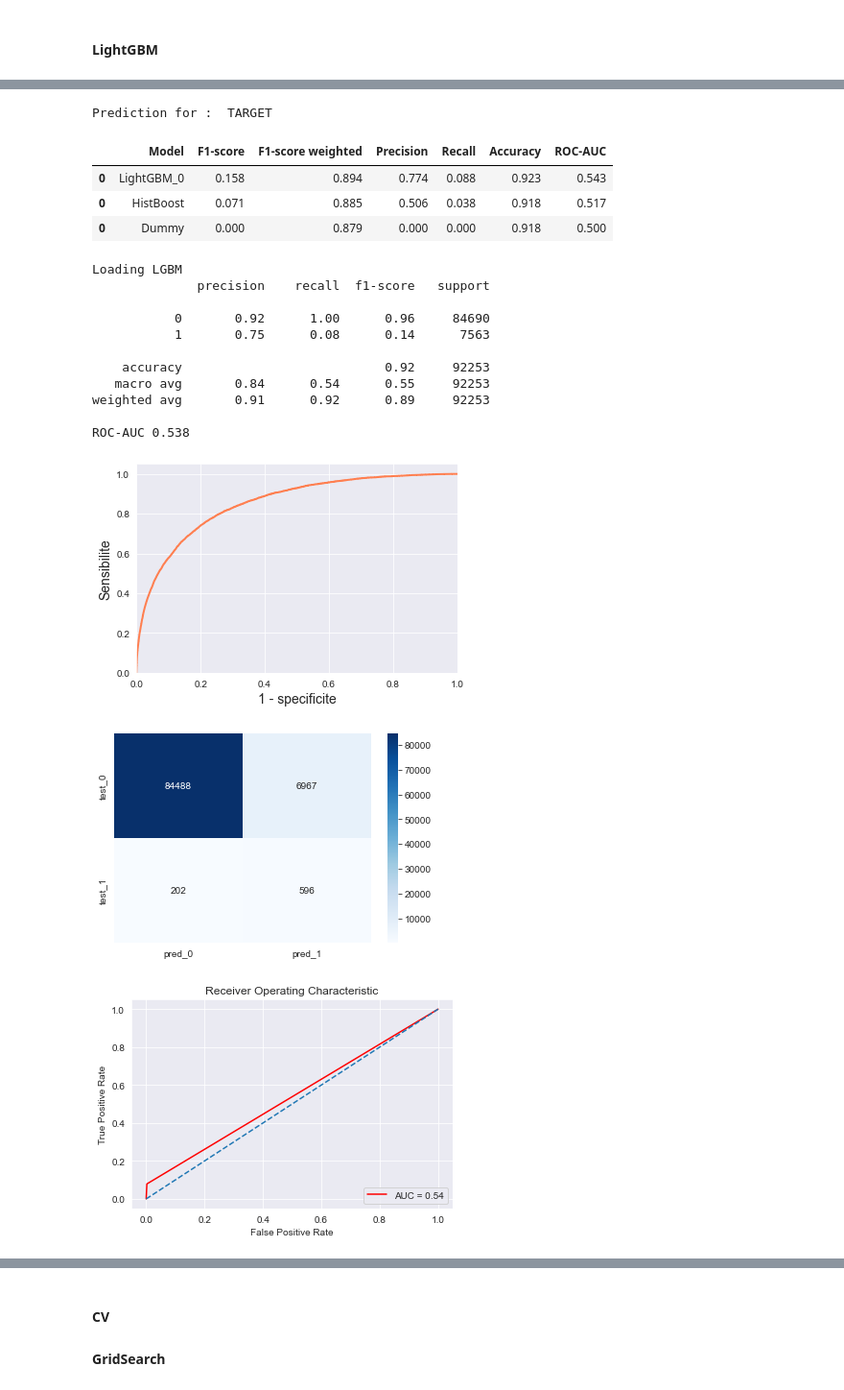
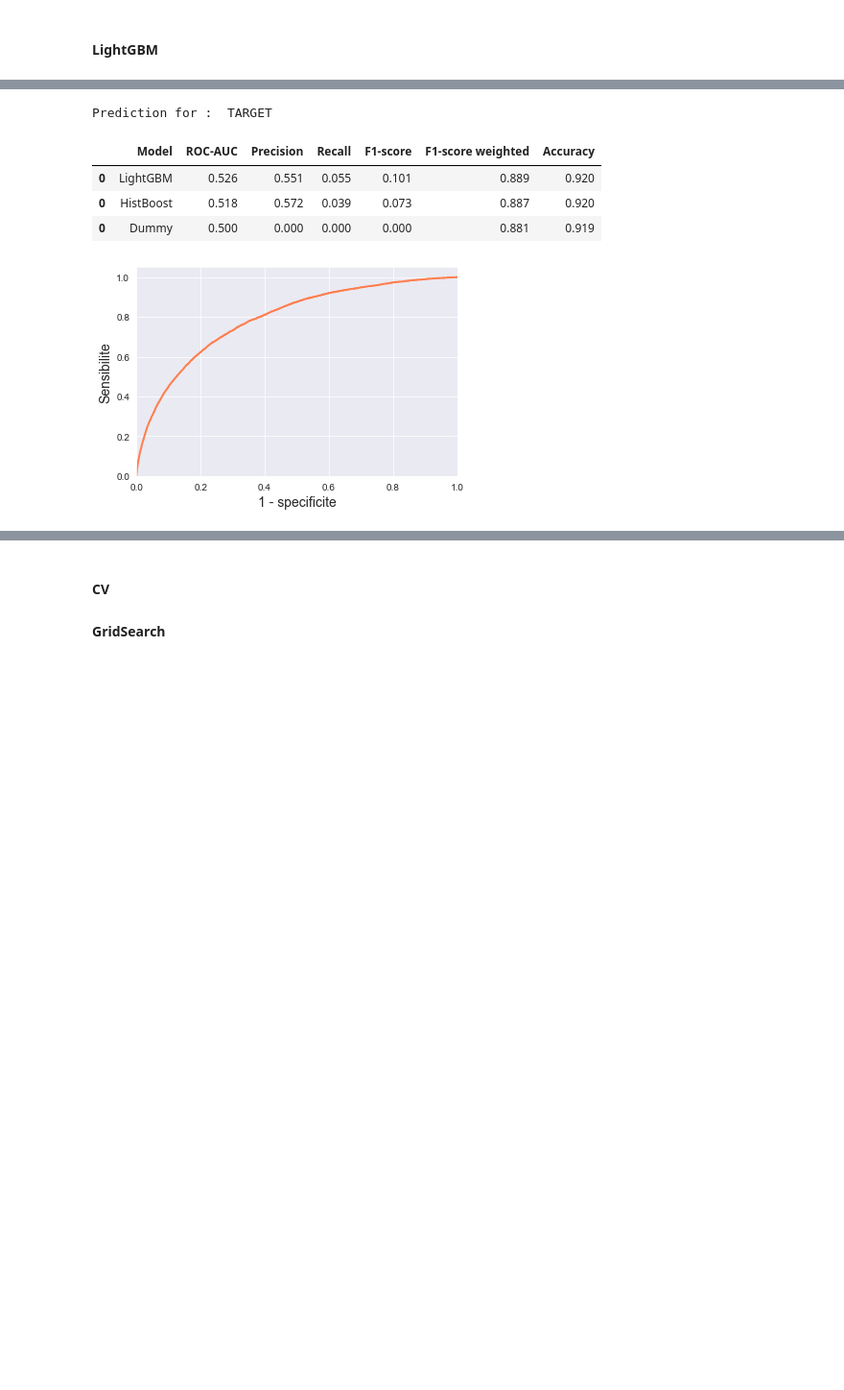
Before and after one commit to oumeima-elgharbi/P7_Data_Science_OpenClassrooms, a Jupyter notebook: P7_03_prediction.ipynb, the cells around one changed output, grey strips where cells are left out. Shown: that part at 96% size. Drawn from its saved outputs; the diff is of its cells as text; code cells hidden in the pictures; blank space fills up the shorter version.

```diff
--- a/P7_03_prediction.ipynb
+++ b/P7_03_prediction.ipynb
@@ -68,4 +72,10 @@ The shape of the test matrix : (92253, 795) and this is the shape of the target
 from sklearn.dummy import DummyClassifier
 dummy_clf = DummyClassifier(strategy="most_frequent")
 dummy_clf.fit(X_train, y_train)
-y_pred = dummy_clf.predict(X_test)
+
+# save the model to disk
+print("Saving model with joblib")
+filename_joblib = 'models/Dummy.joblib'
+joblib.dump(dummy_clf, filename_joblib)
+
+y_pred = dummy_clf.predict(X_val)
@@ -86,6 +98,6 @@ ROC-AUC 0.5
 [figure]
 [figure]
 # %%
-results = evaluate_models("Dummy", results, y_test, y_pred)
+results = evaluate_models("Dummy", results, y_val, y_pred)
 # %% [output]
 Prediction for :  TARGET
@@ -102,3 +120,3 @@ HistGradientBoostingClassifier()
 # %%
-y_pred = estimator.predict(X_test)
+y_pred = estimator.predict(X_val)
 # %%
@@ -125,6 +143,6 @@ ROC-AUC 0.517
 [figure]
 [figure]
 # %%
-results = evaluate_models("HistBoost", results, y_test, y_pred)
+results = evaluate_models("HistBoost", results, y_val, y_pred)
 # %% [output]
 Prediction for :  TARGET
@@ -152,13 +220,12 @@ clf = make_pipeline(StandardScaler(), SVC(gamma='auto'))
 # %%
-for i in range(10):
-    # load model
-    print("Loading LGBM")
-    clf = joblib.load('models/LGBM/LGBMClassifier_fold_{}.joblib'.format(i))
+# load model
+print("Loading LGBM")
+clf = joblib.load('models/LGBMClassifier.joblib')
 
-    y_pred = clf.predict(X_test)
-    y_pred_proba = clf.predict_proba(X_test)[:, 1] # we take the prediction for the class 1
-    evaluate_classification(y_test, y_pred, y_pred_proba=y_pred_proba)
-    results = evaluate_models("LightGBM_{}".format(i), results, y_test, y_pred)
+y_pred = clf.predict(X_val)
+y_pred_proba = clf.predict_proba(X_val)[:, 1] # we take the prediction for the class 1
+evaluate_classification(y_val, y_pred, y_pred_proba=y_pred_proba)
+results = evaluate_models("LightGBM", results, y_val, y_pred)
 # %% [output]
 Loading LGBM
               precision    recall  f1-score   support
@@ -176,19 +243,6 @@ ROC-AUC 0.543
 Prediction for :  TARGET
-|  | Model | F1-score | F1-score weighted | Precision | Recall | Accuracy | ROC-AUC |
-| 0 | LightGBM_0 | 0.158 | 0.894 | 0.774 | 0.088 | 0.923 | 0.543 |
-| 0 | HistBoost | 0.071 | 0.885 | 0.506 | 0.038 | 0.918 | 0.517 |
-| 0 | Dummy | 0.000 | 0.879 | 0.000 | 0.000 | 0.918 | 0.500 |
+|  | Model | ROC-AUC | Precision | Recall | F1-score | F1-score weighted | Accuracy |
+| 0 | LightGBM | 0.526 | 0.551 | 0.055 | 0.101 | 0.889 | 0.920 |
+| 0 | HistBoost | 0.518 | 0.572 | 0.039 | 0.073 | 0.887 | 0.920 |
+| 0 | Dummy | 0.500 | 0.000 | 0.000 | 0.000 | 0.881 | 0.919 |
-Loading LGBM
-              precision    recall  f1-score   support
-
-           0       0.92      1.00      0.96     84690
-           1       0.75      0.08      0.14      7563
-
-    accuracy                           0.92     92253
-   macro avg       0.84      0.54      0.55     92253
-weighted avg       0.91      0.92      0.89     92253
-
-ROC-AUC 0.538
-[figure, old version]
+[figure, new version]
-[figure, removed]
-[figure, removed]
```
Also changed, not shown: parts of 19 cells of this notebook, 4 other files.
